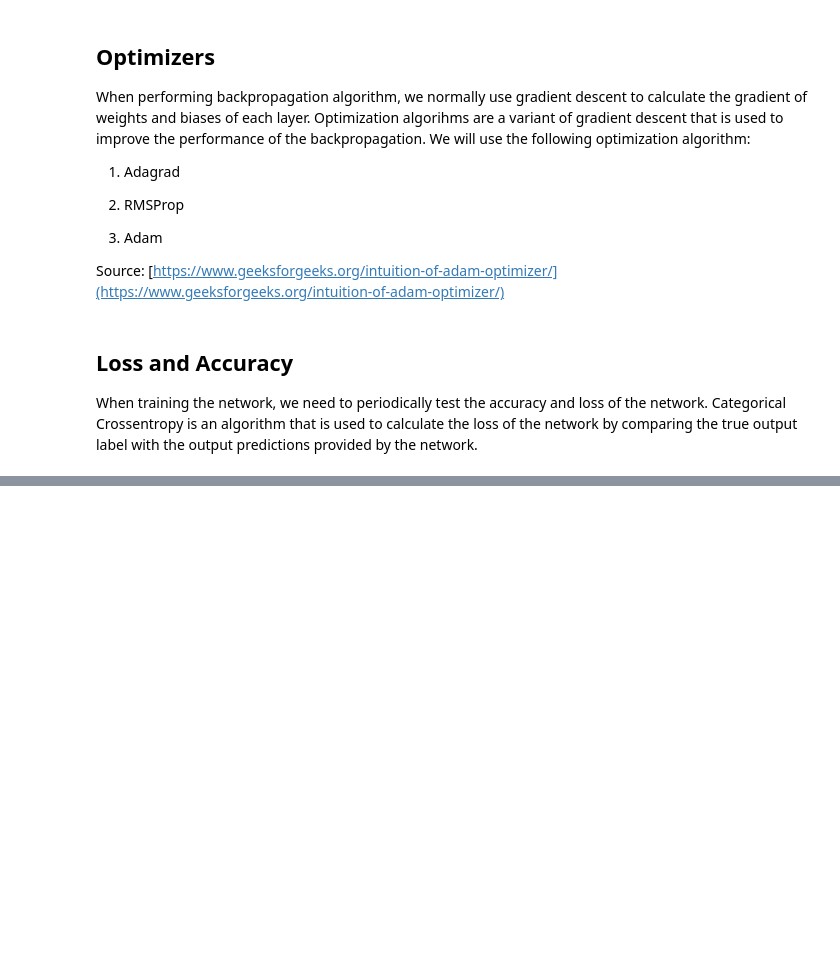
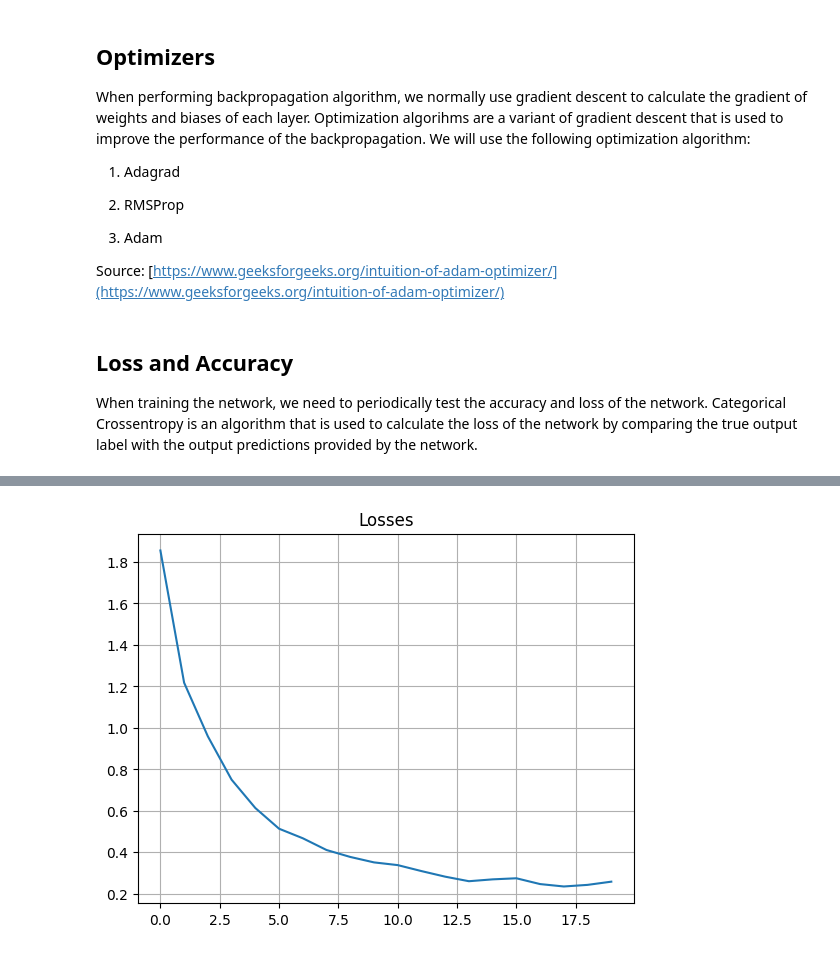
Before and after one commit to zuhairmhtb/NeuralNetworks, a Jupyter notebook: Neural Network from Scratch.ipynb, the cells around one changed output, grey strips where cells are left out. Drawn from its saved outputs; the diff is of its cells as text; code cells hidden in the pictures; blank space fills up the shorter version.

```diff
--- a/Neural Network from Scratch.ipynb
+++ b/Neural Network from Scratch.ipynb
@@ -289,0 +727,8 @@ def feed_forward(x, W, b, activation):
+# %%
+plt.figure()
+plt.title("Losses")
+plt.plot(losses)
+plt.grid()
+plt.show()
+# %% [output]
+[figure, added]
```
Also changed, not shown: parts of 22 cells of this notebook, 1 other file.
